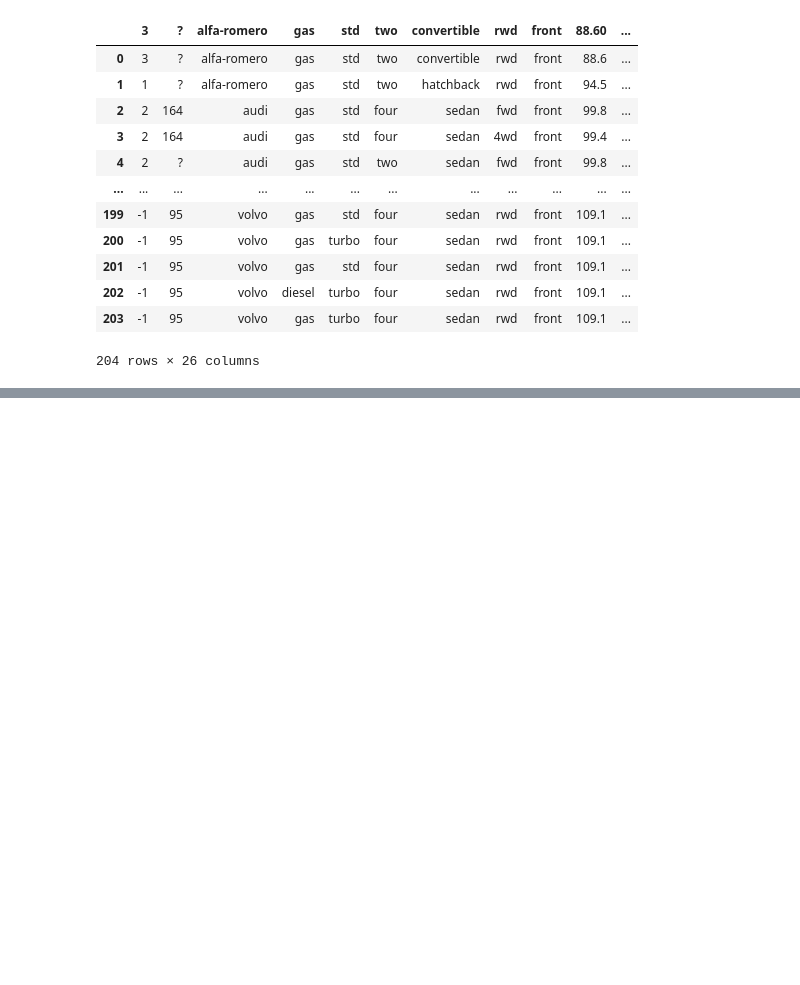
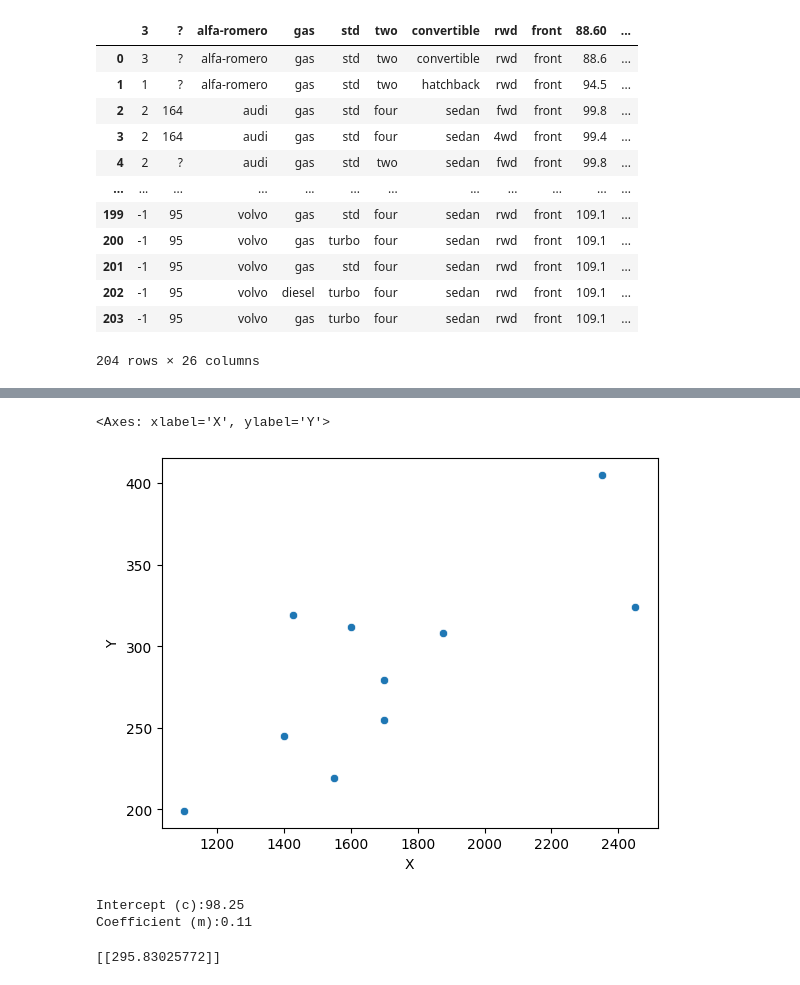
Before and after one commit to KritishmaPradhan/Data-Science-8th-sem, a Jupyter notebook: day09LinearRegression/linearRegression.ipynb, the cells around one changed output, grey strips where cells are left out. Saved outputs shown, nothing was run; the diff lists cells and outputs as text; code cells hidden in the pictures; blank space fills up the shorter version.

Commit message:
linear regression on house data with scatter lineplot

```diff
--- a/day09LinearRegression/linearRegression.ipynb
+++ b/day09LinearRegression/linearRegression.ipynb
@@ -22,0 +28,6 @@ automobile_data
+# %%
+dataH = pd.DataFrame({
+    'X': [1400,1600,1700,1875,1100,1550,2350,2450,1425,1700],
+    'Y': [245,312,279,308,199,219,405,324,319,255]
+})
+dataH
@@ -22,0 +46,18 @@ automobile_data
+# %%
+sns.scatterplot(data = dataH, x = "X", y="Y")
+# %% [output]
+<Axes: xlabel='X', ylabel='Y'>
+[figure, added]
+# %%
+modelObj = LinearRegression().fit(dataH[['X']], dataH[['Y']])
+modelObj
+print(f"Intercept (c):{modelObj.intercept_[0]:.2f}")
+print(f"Coefficient (m):{modelObj.coef_[0][0]:.2f}")
+# %% [output]
+Intercept (c):98.25
+Coefficient (m):0.11
+# %%
+predicted_house_price = modelObj.predict([[1800]])
+print(predicted_house_price)
+# %% [output]
+[[295.83025772]]
```
Also changed, not shown: parts of 4 cells of this notebook.
